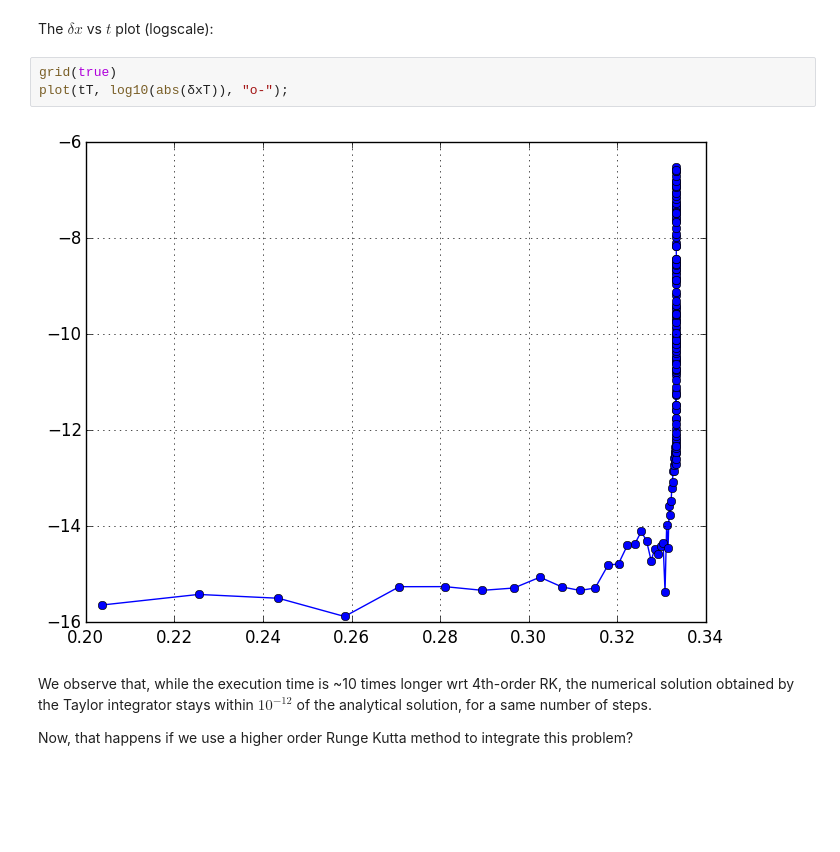
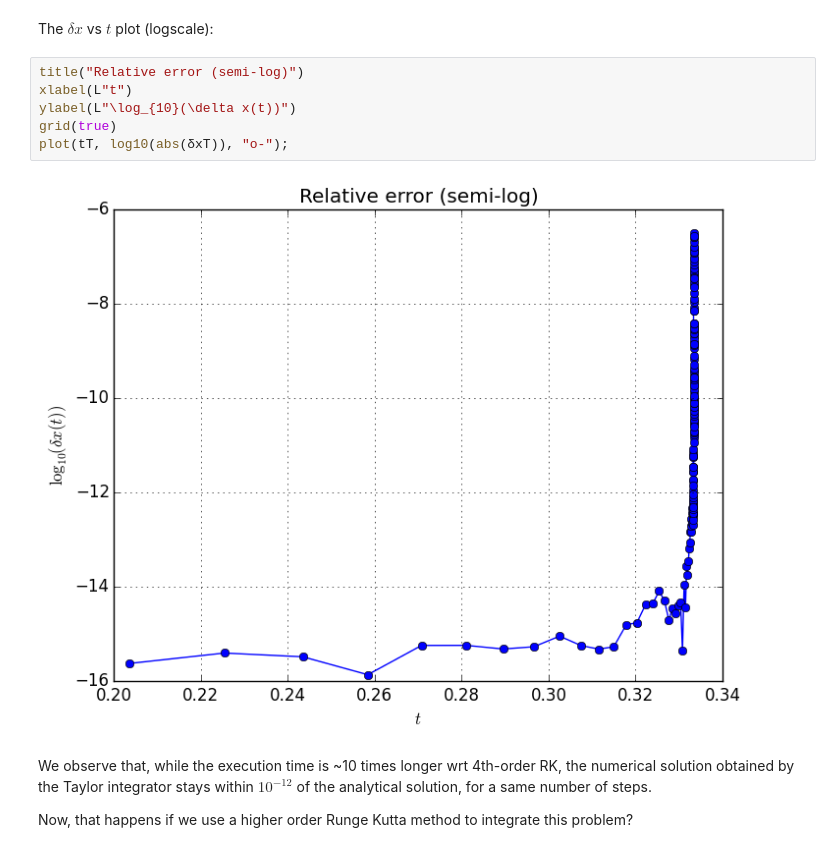
Before and after one commit to PerezHz/TaylorIntegration.jl, a Jupyter notebook: examples/x-dot-equals-x-squared.ipynb, the cells around one changed output. Drawn from its saved outputs; the diff is of its cells as text; blank space fills up the shorter version.

Commit message:
Decorate x'=x^2 notebook plots

```diff
--- a/examples/x-dot-equals-x-squared.ipynb
+++ b/examples/x-dot-equals-x-squared.ipynb
@@ -149,10 +159,13 @@ Now, the relative difference between the numerical and analytical solution, $\de
 # %% [markdown]
 The $\delta x$ vs $t$ plot (logscale):
 # %%
+title("Relative error (semi-log)")
+xlabel(L"t")
+ylabel(L"\log_{10}(\delta x(t))")
 grid(true)
 plot(tT, log10(abs(δxT)), "o-");
 # %% [output]
-[figure, old version]
+[figure, new version]
 # %% [markdown]
 We observe that, while the execution time is ~10 times longer wrt 4th-order RK, the numerical solution obtained by the Taylor integrator stays within $10^{-12}$ of the analytical solution, for a same number of steps.
 
```
Also changed, not shown: parts of 20 cells of this notebook.
